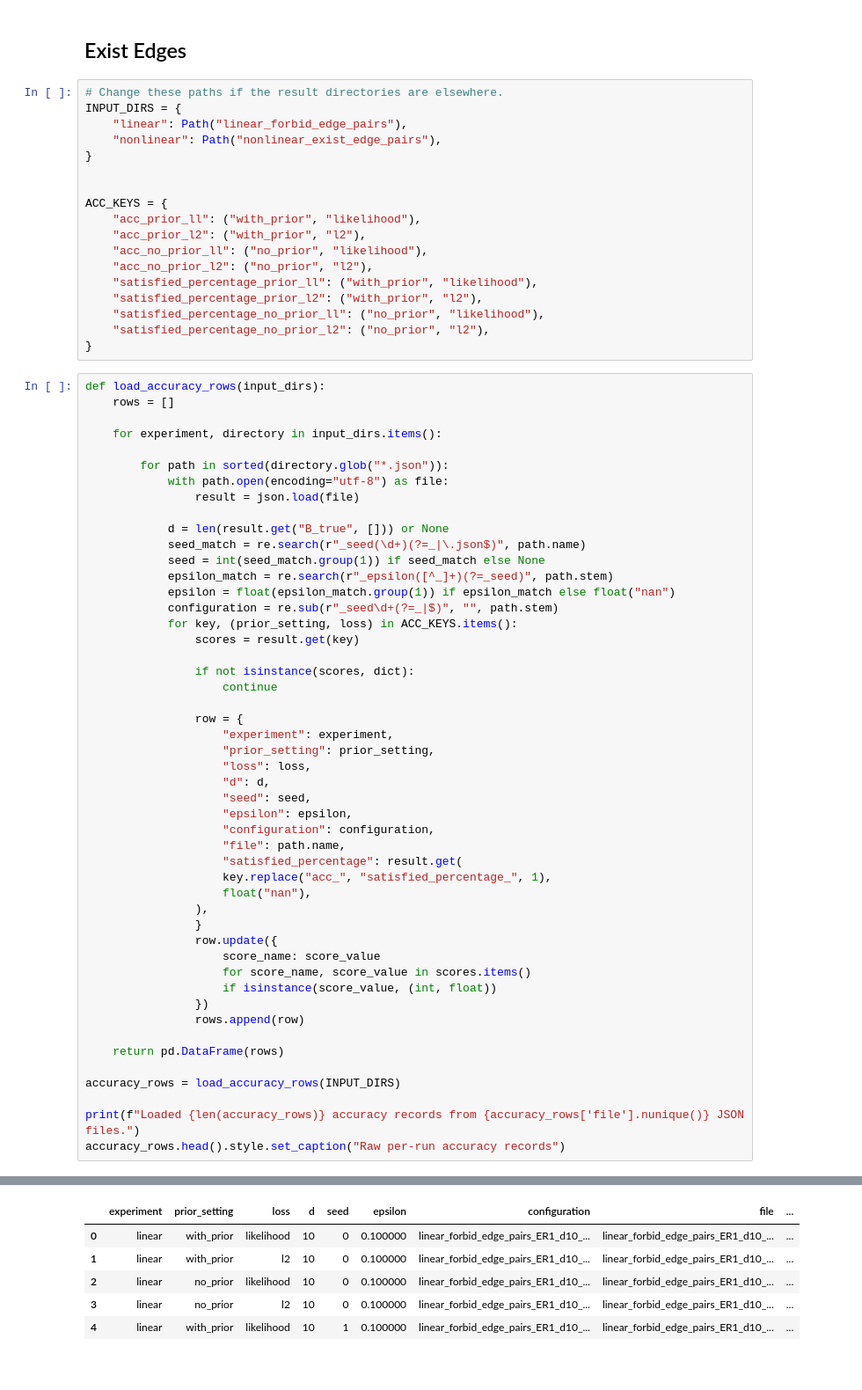
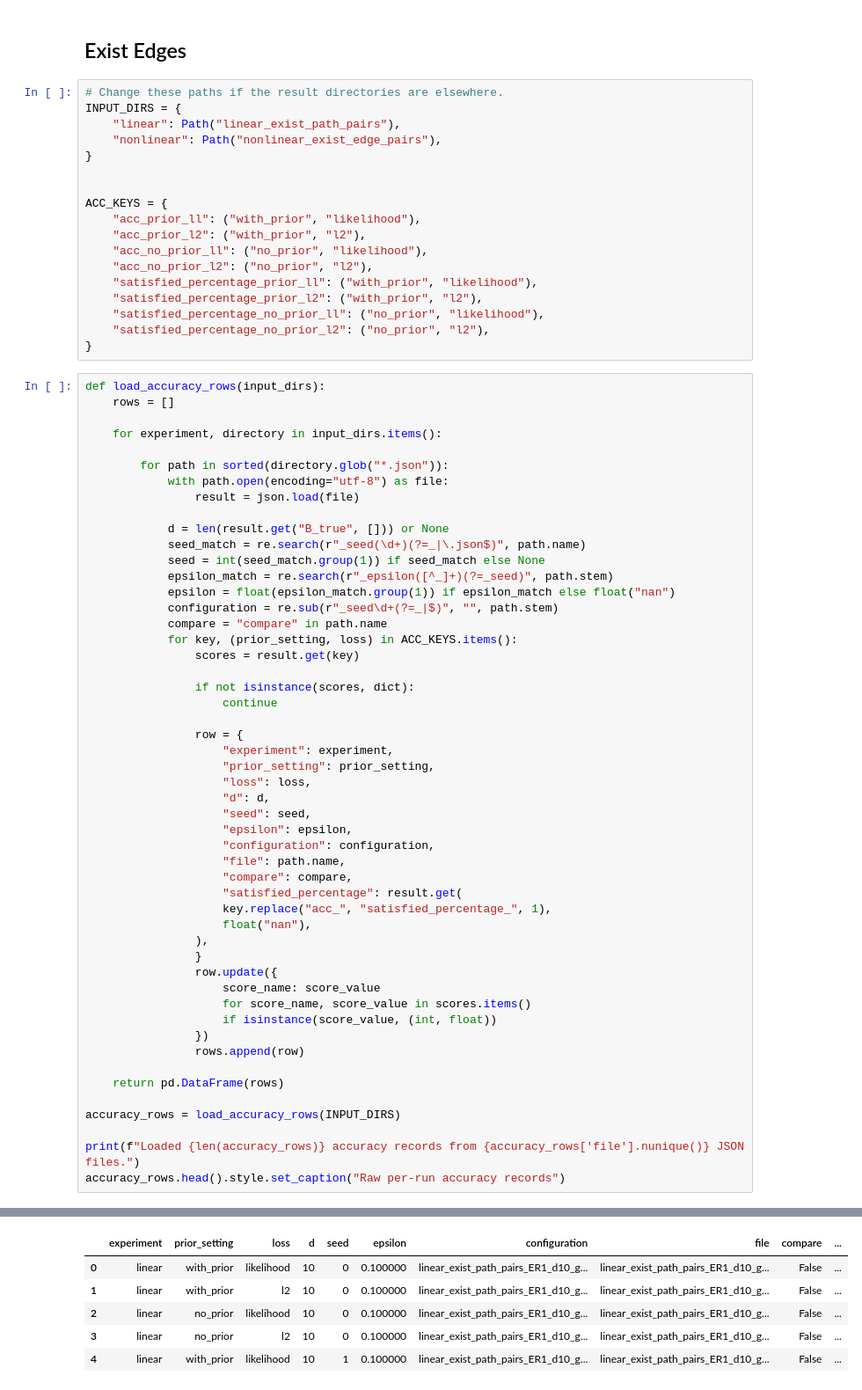
Before and after one commit to yurou-liang/notears, a Jupyter notebook: Analyse.ipynb, the cells around one changed output, grey strips where cells are left out. Shown at 88% size. Saved outputs shown, nothing was run; the diff lists cells and outputs as text.

```diff
--- a/Analyse.ipynb
+++ b/Analyse.ipynb
@@ -101,7 +101,7 @@ summary
 # %%
 # Change these paths if the result directories are elsewhere.
 INPUT_DIRS = {
-    "linear": Path("linear_forbid_edge_pairs"),
+    "linear": Path("linear_exist_path_pairs"),
     "nonlinear": Path("nonlinear_exist_edge_pairs"),
 }
 
@@ -132,6 +132,7 @@ def load_accuracy_rows(input_dirs):
             epsilon_match = re.search(r"_epsilon([^_]+)(?=_seed)", path.stem)
             epsilon = float(epsilon_match.group(1)) if epsilon_match else float("nan")
             configuration = re.sub(r"_seed\d+(?=_|$)", "", path.stem)
+            compare = "compare" in path.name
             for key, (prior_setting, loss) in ACC_KEYS.items():
                 scores = result.get(key)
 
@@ -147,6 +148,7 @@ def load_accuracy_rows(input_dirs):
                     "epsilon": epsilon,
                     "configuration": configuration,
                     "file": path.name,
+                    "compare": compare,
                     "satisfied_percentage": result.get(
                     key.replace("acc_", "satisfied_percentage_", 1),
                     float("nan"),
@@ -170,10 +172,10 @@ Loaded 177 accuracy records from 46 JSON files.
 Raw per-run accuracy records
-|  | experiment | prior_setting | loss | d | seed | epsilon | configuration | file | ... |
-| 0 | linear | with_prior | likelihood | 10 | 0 | 0.100000 | linear_forbid_edge_pairs_ER1_d10_... | linear_forbid_edge_pairs_ER1_d10_... | ... |
-| 1 | linear | with_prior | l2 | 10 | 0 | 0.100000 | linear_forbid_edge_pairs_ER1_d10_... | linear_forbid_edge_pairs_ER1_d10_... | ... |
-| 2 | linear | no_prior | likelihood | 10 | 0 | 0.100000 | linear_forbid_edge_pairs_ER1_d10_... | linear_forbid_edge_pairs_ER1_d10_... | ... |
-| 3 | linear | no_prior | l2 | 10 | 0 | 0.100000 | linear_forbid_edge_pairs_ER1_d10_... | linear_forbid_edge_pairs_ER1_d10_... | ... |
-| 4 | linear | with_prior | likelihood | 10 | 1 | 0.100000 | linear_forbid_edge_pairs_ER1_d10_... | linear_forbid_edge_pairs_ER1_d10_... | ... |
+|  | experiment | prior_setting | loss | d | seed | epsilon | configuration | file | compare | ... |
+| 0 | linear | with_prior | likelihood | 10 | 0 | 0.100000 | linear_exist_path_pairs_ER1_d10_g... | linear_exist_path_pairs_ER1_d10_g... | False | ... |
+| 1 | linear | with_prior | l2 | 10 | 0 | 0.100000 | linear_exist_path_pairs_ER1_d10_g... | linear_exist_path_pairs_ER1_d10_g... | False | ... |
+| 2 | linear | no_prior | likelihood | 10 | 0 | 0.100000 | linear_exist_path_pairs_ER1_d10_g... | linear_exist_path_pairs_ER1_d10_g... | False | ... |
+| 3 | linear | no_prior | l2 | 10 | 0 | 0.100000 | linear_exist_path_pairs_ER1_d10_g... | linear_exist_path_pairs_ER1_d10_g... | False | ... |
+| 4 | linear | with_prior | likelihood | 10 | 1 | 0.100000 | linear_exist_path_pairs_ER1_d10_g... | linear_exist_path_pairs_ER1_d10_g... | False | ... |
 # %%
 expected_seeds = set(range(10))
 metadata_columns = {
```
Also changed, not shown: parts of 3 cells of this notebook, 2 other files.
